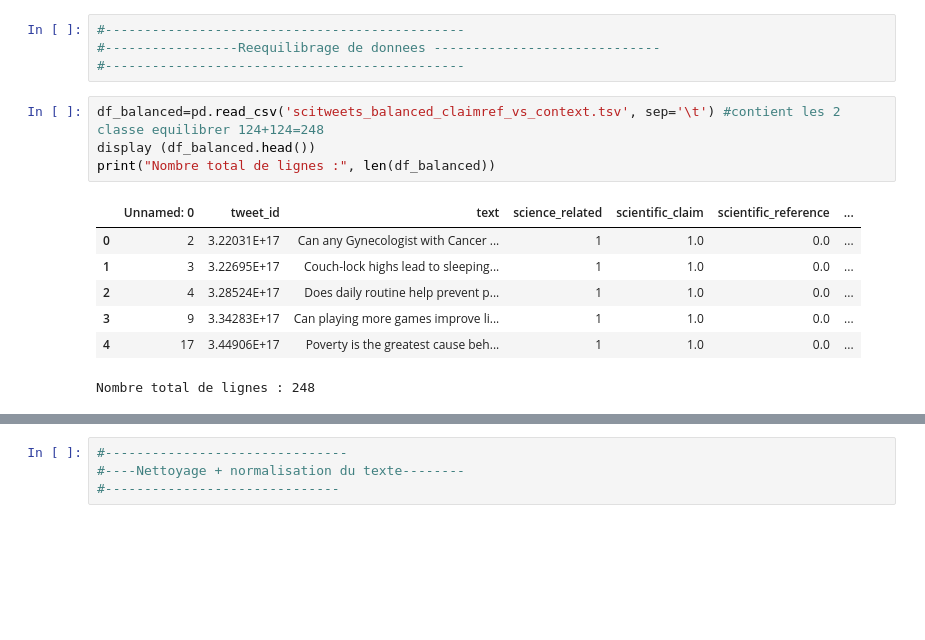
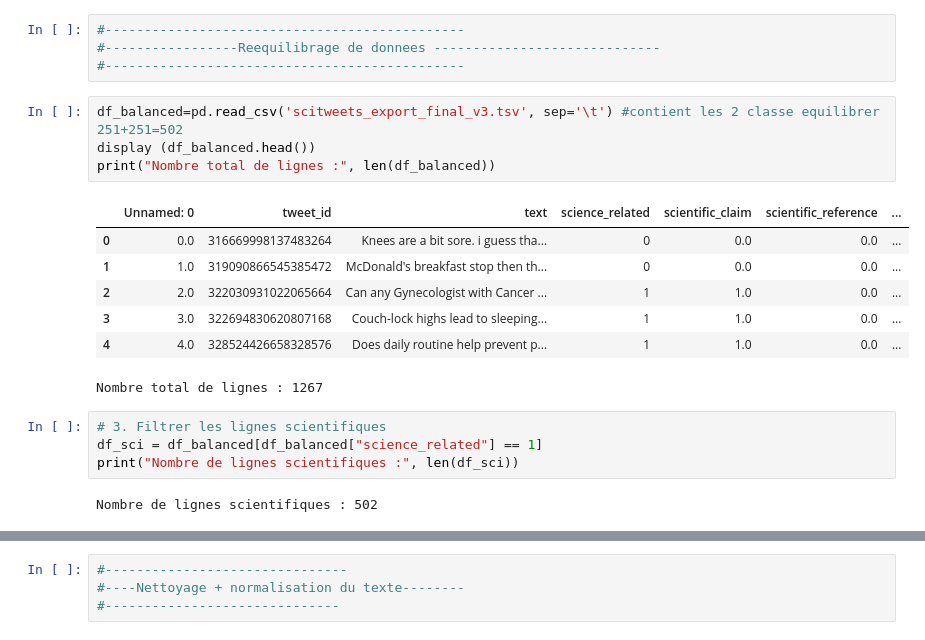
Before and after one commit to NinaShine/Machine_learning, a Jupyter notebook: Projet/test-CLAIM-REFvsCONTEXT.ipynb, the cells around one changed output, grey strips where cells are left out. Cells and saved outputs as stored; diff of their text form; blank space fills up the shorter version.

```diff
--- a/Projet/test-CLAIM-REFvsCONTEXT.ipynb
+++ b/Projet/test-CLAIM-REFvsCONTEXT.ipynb
@@ -158,17 +180,23 @@ Occurrences parmi les scientifiques :
 #-----------------Reequilibrage de donnees -----------------------------
 #----------------------------------------------
 # %%
-df_balanced=pd.read_csv('scitweets_balanced_claimref_vs_context.tsv', sep='\t') #contient les 2 classe equilibrer 124+124=248
+df_balanced=pd.read_csv('scitweets_export_final_v3.tsv', sep='\t') #contient les 2 classe equilibrer 251+251=502
 display (df_balanced.head())
 print("Nombre total de lignes :", len(df_balanced))
 # %% [output]
 |  | Unnamed: 0 | tweet_id | text | science_related | scientific_claim | scientific_reference | ... |
-| 0 | 2 | 3.22031E+17 | Can any Gynecologist with Cancer ... | 1 | 1.0 | 0.0 | ... |
-| 1 | 3 | 3.22695E+17 | Couch-lock highs lead to sleeping... | 1 | 1.0 | 0.0 | ... |
-| 2 | 4 | 3.28524E+17 | Does daily routine help prevent p... | 1 | 1.0 | 0.0 | ... |
-| 3 | 9 | 3.34283E+17 | Can playing more games improve li... | 1 | 1.0 | 0.0 | ... |
-| 4 | 17 | 3.44906E+17 | Poverty is the greatest cause beh... | 1 | 1.0 | 0.0 | ... |
+| 0 | 0.0 | 316669998137483264 | Knees are a bit sore. i guess tha... | 0 | 0.0 | 0.0 | ... |
+| 1 | 1.0 | 319090866545385472 | McDonald's breakfast stop then th... | 0 | 0.0 | 0.0 | ... |
+| 2 | 2.0 | 322030931022065664 | Can any Gynecologist with Cancer ... | 1 | 1.0 | 0.0 | ... |
+| 3 | 3.0 | 322694830620807168 | Couch-lock highs lead to sleeping... | 1 | 1.0 | 0.0 | ... |
+| 4 | 4.0 | 328524426658328576 | Does daily routine help prevent p... | 1 | 1.0 | 0.0 | ... |
-Nombre total de lignes : 248
+Nombre total de lignes : 1267
+# %%
+# 3. Filtrer les lignes scientifiques
+df_sci = df_balanced[df_balanced["science_related"] == 1]
+print("Nombre de lignes scientifiques :", len(df_sci))
+# %% [output]
+Nombre de lignes scientifiques : 502
 # %%
 from sklearn.utils import resample
 
```
Also changed, not shown: parts of 37 cells of this notebook, 4 other files.
